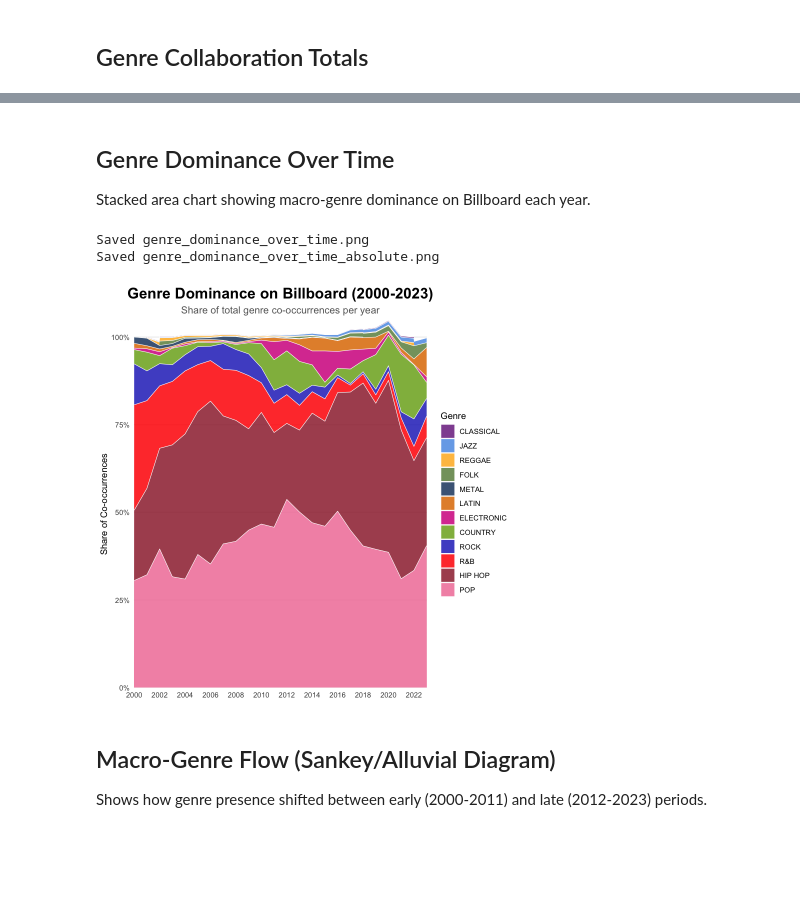
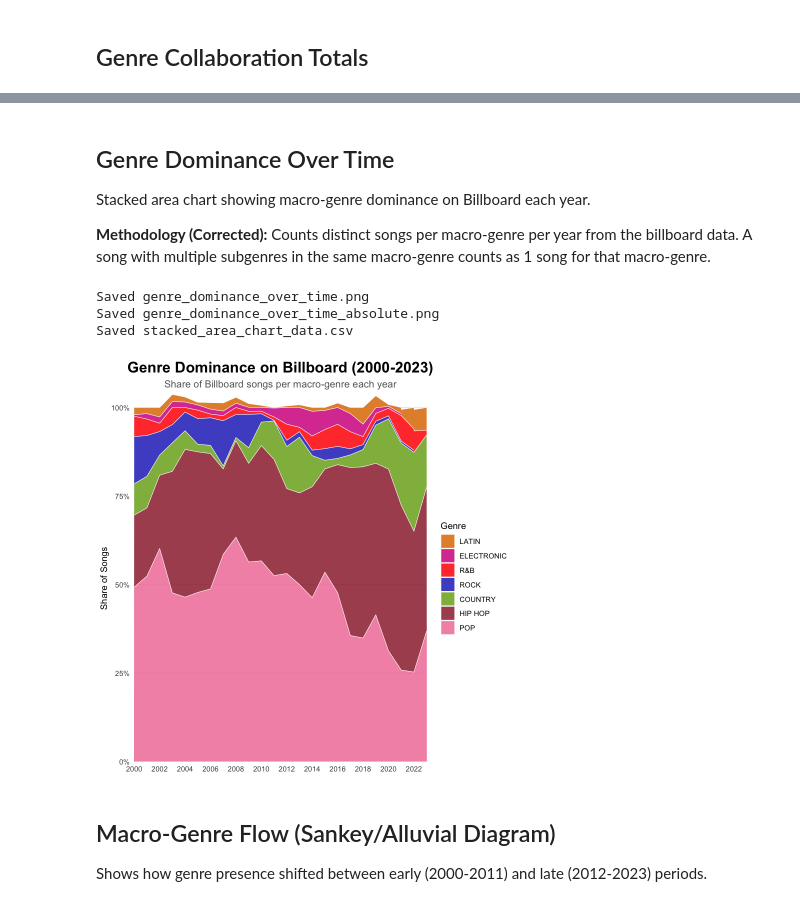
Before and after one commit to klorine28/datasci-vis, a Jupyter notebook: analysis and vizualisation/analysis/genre_analysis.ipynb, the cells around one changed output, grey strips where cells are left out. Drawn from its saved outputs; the diff is of its cells as text; code cells hidden in the pictures; blank space fills up the shorter version.

```diff
--- a/analysis and vizualisation/analysis/genre_analysis.ipynb
+++ b/analysis and vizualisation/analysis/genre_analysis.ipynb
@@ -1059,32 +1113,41 @@ print(p_top25)
 ## Genre Dominance Over Time
 
 Stacked area chart showing macro-genre dominance on Billboard each year.
+
+**Methodology (Corrected):** Counts distinct songs per macro-genre per year from the billboard data. A song with multiple subgenres in the same macro-genre counts as 1 song for that macro-genre.
 # %%
-# Genre Dominance Over Time - Stacked Area Chart
+# Genre Dominance Over Time - Stacked Area Chart (CORRECTED METHODOLOGY)
 # Shows which macro-genres dominated Billboard each year
+#
+# NOTE: Previous version used co-occurrence edge data with pivot_longer(),
+# which caused double-counting. See ANALYSIS_GUIDE.md "Known Methodological Issues"
+# for detailed explanation.
+#
+# NEW METHOD: Count distinct songs per macro-genre per year from billboard data
 
-# Calculate macro-genre presence per year from temporal edges
-genre_yearly_presence <- temporal_edges %>%
-  filter(weight > 0) %>%
-  pivot_longer(cols = c(from, to), names_to = "role", values_to = "genre") %>%
-  left_join(nodes %>% select(name, macro_genre), by = c('genre' = 'name')) %>%
+# Load billboard data with one subgenre per row
+billboard <- read_csv('../../data/cleaned/billboard_lexical_analysis_ready.csv', show_col_types = FALSE)
+
+# Count distinct songs per macro-genre per year
+# A song with multiple subgenres in same macro-genre counts as 1 song
+genre_yearly <- billboard %>%
   filter(!is.na(macro_genre), macro_genre != 'OTHER') %>%
   group_by(year, macro_genre) %>%
-  summarize(total_weight = sum(weight), .groups = 'drop')
+  summarize(song_count = n(), .groups = 'drop')
 
 # Calculate percentage share per year
-genre_yearly_pct <- genre_yearly_presence %>%
+genre_yearly_pct <- genre_yearly %>%
   group_by(year) %>%
   mutate(
-    year_total = sum(total_weight),
-    pct = total_weight / year_total * 100
+    year_total = sum(song_count),
+    pct = song_count / year_total * 100
   ) %>%
   ungroup()
 
 # Order macro genres by total presence (for consistent stacking)
-macro_order <- genre_yearly_presence %>%
+macro_order <- genre_yearly %>%
   group_by(macro_genre) %>%
-  summarize(total = sum(total_weight), .groups = 'drop') %>%
+  summarize(total = sum(song_count), .groups = 'drop') %>%
   arrange(desc(total)) %>%
   pull(macro_genre)
 
@@ -1099,9 +1162,9 @@ p_dominance <- ggplot(genre_yearly_pct, aes(x = year, y = pct, fill = macro_genr
   scale_y_continuous(labels = function(x) paste0(x, "%"), expand = c(0, 0)) +
   labs(
     title = "Genre Dominance on Billboard (2000-2023)",
-    subtitle = "Share of total genre co-occurrences per year",
+    subtitle = "Share of Billboard songs per macro-genre each year",
     x = NULL,
-    y = "Share of Co-occurrences"
+    y = "Share of Songs"
   ) +
   theme_minimal() +
   theme(
@@ -1116,39 +1179,44 @@ ggsave('../../outputs/genre_network/genre_dominance_over_time.png', p_dominance,
        width = 14, height = 8, dpi = 300, bg = 'white')
 
 cat("Saved genre_dominance_over_time.png\n")
 print(p_dominance)
 
 # Also show the raw counts version
-p_dominance_raw <- ggplot(genre_yearly_presence %>%
+p_dominance_raw <- ggplot(genre_yearly %>%
                             mutate(macro_genre = factor(macro_genre, levels = rev(macro_order))),
-                          aes(x = year, y = total_weight, fill = macro_genre)) +
+                          aes(x = year, y = song_count, fill = macro_genre)) +
   geom_area(alpha = 0.85, color = "white", linewidth = 0.3) +
   scale_fill_manual(values = macro_genre_colors, name = "Genre") +
   scale_x_continuous(breaks = seq(2000, 2023, by = 2), expand = c(0, 0)) +
   scale_y_continuous(labels = scales::comma, expand = c(0, 0)) +
   labs(
-    title = "Genre Co-occurrences on Billboard (2000-2023)",
-    subtitle = "Total co-occurrence count per year (absolute values)",
+    title = "Genre Presence on Billboard (2000-2023)",
+    subtitle = "Number of songs per macro-genre each year (absolute values)",
     x = NULL,
-    y = "Co-occurrence Count"
+    y = "Number of Songs"
   ) +
   theme_minimal() +
   theme(
     plot.title = element_text(hjust = 0.5, size = 18, face = "bold"),
     plot.subtitle = element_text(hjust = 0.5, size = 12, color = "gray40"),
     legend.position = "right",
     panel.grid.minor = element_blank(),
     panel.grid.major.x = element_blank()
   )
 
 ggsave('../../outputs/genre_network/genre_dominance_over_time_absolute.png', p_dominance_raw,
        width = 14, height = 8, dpi = 300, bg = 'white')
 
 cat("Saved genre_dominance_over_time_absolute.png\n")
+
+# Save the corrected data for reference
+write_csv(genre_yearly_pct, '../../data/cleaned/stacked_area_chart_data.csv')
+cat("Saved stacked_area_chart_data.csv\n")
 # %% [output]
 Saved genre_dominance_over_time.png
 Saved genre_dominance_over_time_absolute.png
+Saved stacked_area_chart_data.csv
-[figure, old version]
+[figure, new version]
 # %% [markdown]
 ## Macro-Genre Flow (Sankey/Alluvial Diagram)
 
```
Also changed, not shown: parts of 7 cells of this notebook, 5 other files.
